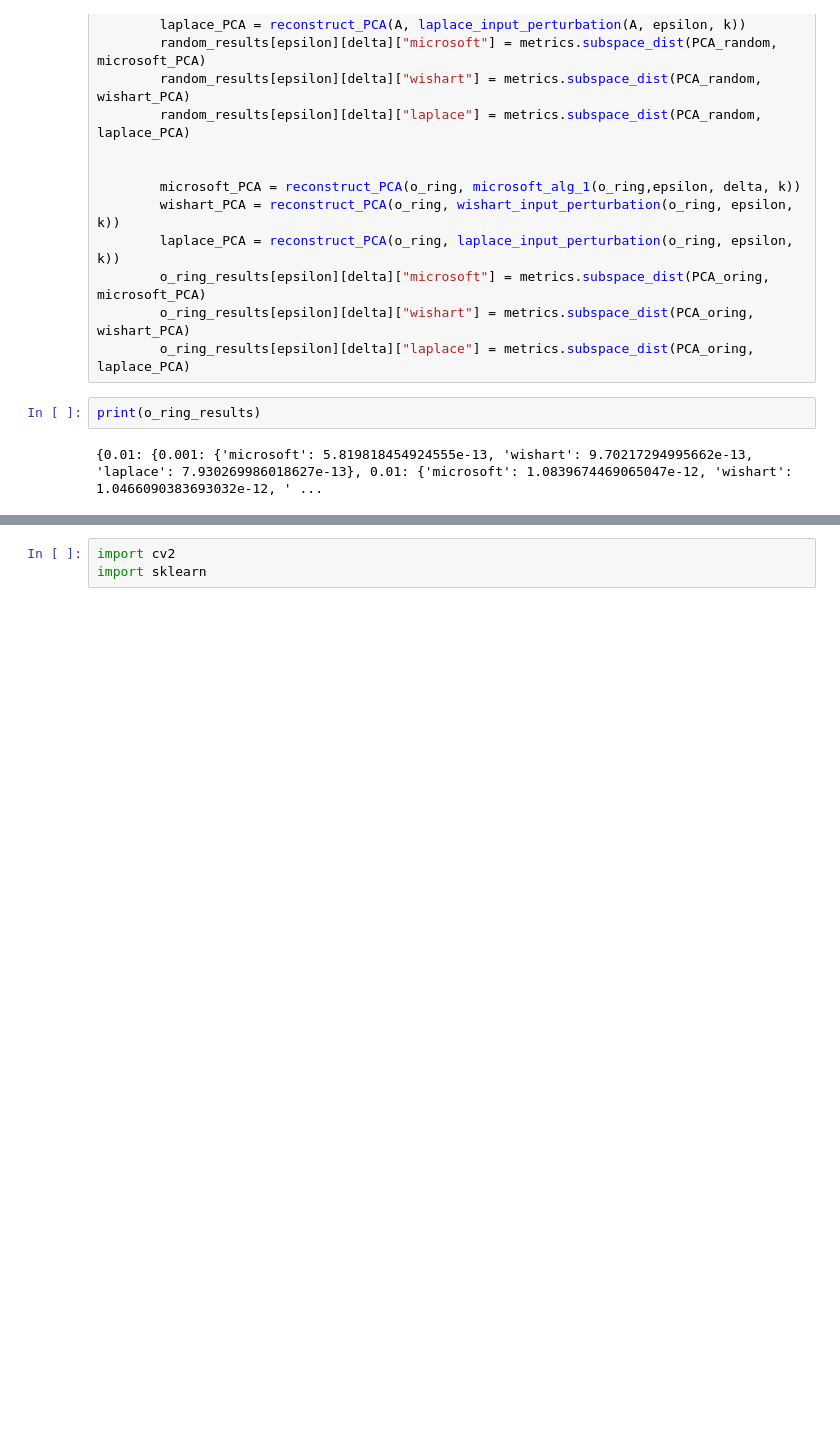
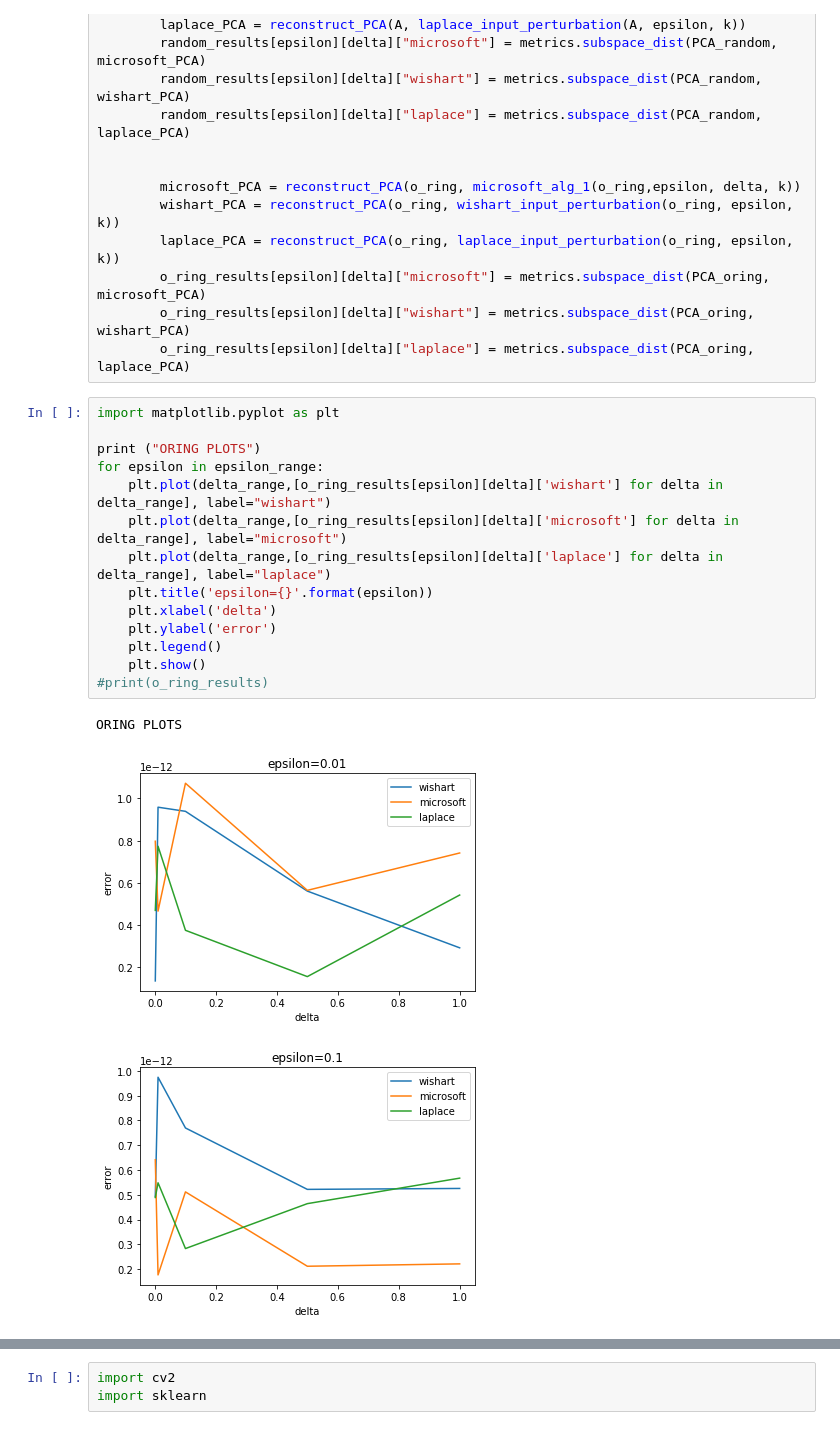
Before and after one commit to rameshrahul/PCA_analysis, a Jupyter notebook: PCA_testing.ipynb, the cells around one changed output, grey strips where cells are left out. Saved outputs shown, nothing was run; the diff lists cells and outputs as text; blank space fills up the shorter version.

Commit message:
added plots

```diff
--- a/PCA_testing.ipynb
+++ b/PCA_testing.ipynb
@@ -52,7 +54,21 @@ for epsilon in epsilon_range:
         o_ring_results[epsilon][delta]["microsoft"] = metrics.subspace_dist(PCA_oring, microsoft_PCA)
         o_ring_results[epsilon][delta]["wishart"] = metrics.subspace_dist(PCA_oring, wishart_PCA)
         o_ring_results[epsilon][delta]["laplace"] = metrics.subspace_dist(PCA_oring, laplace_PCA)
-# %%
-print(o_ring_results)
-# %% [output]
-{0.01: {0.001: {'microsoft': 5.819818454924555e-13, 'wishart': 9.70217294995662e-13, 'laplace': 7.930269986018627e-13}, 0.01: {'microsoft': 1.0839674469065047e-12, 'wishart': 1.0466090383693032e-12, ' ...
+# %%
+import matplotlib.pyplot as plt
+
+print ("ORING PLOTS")
+for epsilon in epsilon_range:
+    plt.plot(delta_range,[o_ring_results[epsilon][delta]['wishart'] for delta in delta_range], label="wishart")
+    plt.plot(delta_range,[o_ring_results[epsilon][delta]['microsoft'] for delta in delta_range], label="microsoft")
+    plt.plot(delta_range,[o_ring_results[epsilon][delta]['laplace'] for delta in delta_range], label="laplace")
+    plt.title('epsilon={}'.format(epsilon))
+    plt.xlabel('delta')
+    plt.ylabel('error')
+    plt.legend()
+    plt.show()
+#print(o_ring_results)
+# %% [output]
+ORING PLOTS
+[figure, added]
+[figure, added]
```
Also changed, not shown: parts of 2 cells of this notebook.
